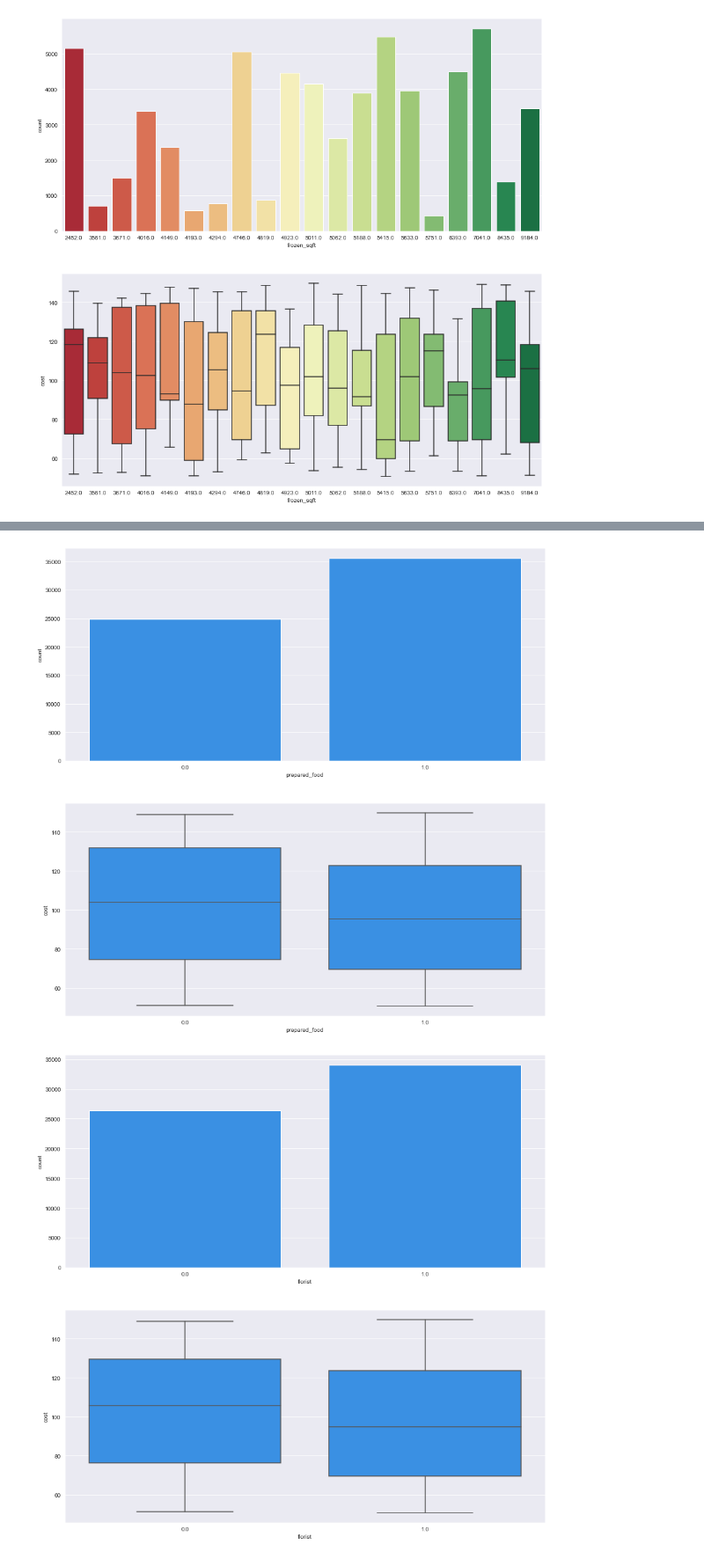
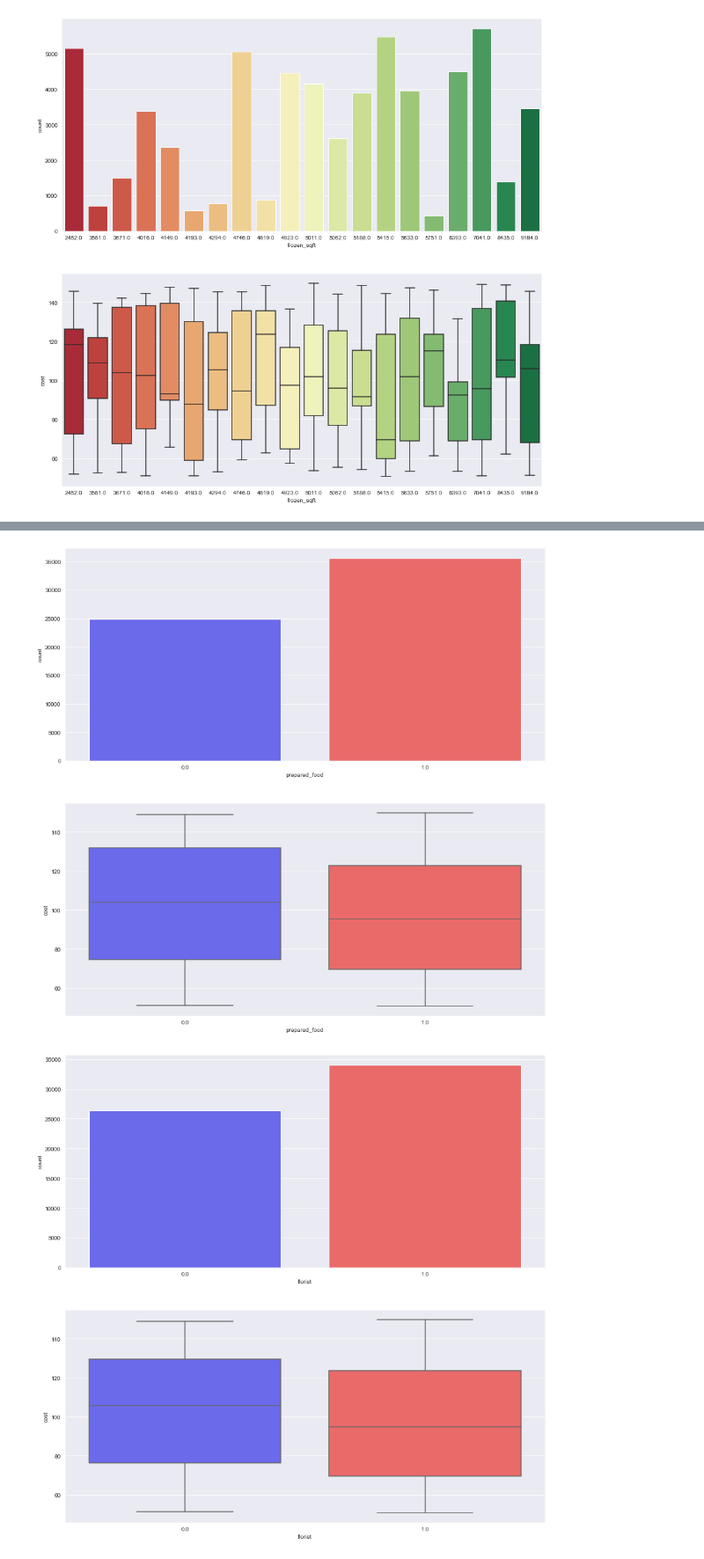
Before and after one commit to francoalarcon00/Customer-Project, a Jupyter notebook: analysis.ipynb, the cells around one changed output, grey strips where cells are left out. Shown at 88% size. Cells and saved outputs as stored; diff of their text form; code cells hidden in the pictures.

```diff
--- a/analysis.ipynb
+++ b/analysis.ipynb
@@ -384,21 +474,23 @@ plt.show()
 # %%
+# Prepared food
 plt.figure(figsize=(15,15))
 plt.subplot(2,1,1)
-sns.countplot(data=data, x='prepared_food', color='dodgerblue')
+sns.countplot(data=data, x='prepared_food', palette='seismic')
 plt.subplot(2,1,2)
-sns.boxplot(data=data, x='prepared_food', y='cost', color='dodgerblue')
+sns.boxplot(data=data, x='prepared_food', y='cost', palette='seismic')
 plt.show()
 # %% [output]
-[figure, old version]
+[figure, new version]
 # %%
+# Florist
 plt.figure(figsize=(15,15))
 plt.subplot(2,1,1)
-sns.countplot(data=data, x='florist', color='dodgerblue')
+sns.countplot(data=data, x='florist', palette='seismic')
 plt.subplot(2,1,2)
-sns.boxplot(data=data, x='florist', y='cost', color='dodgerblue')
+sns.boxplot(data=data, x='florist', y='cost', palette='seismic')
 plt.show()
 # %% [output]
-[figure, old version]
+[figure, new version]
 # %%
 # Media type
 plt.figure(figsize=(20,8))
```
Also changed, not shown: parts of 59 cells of this notebook.
